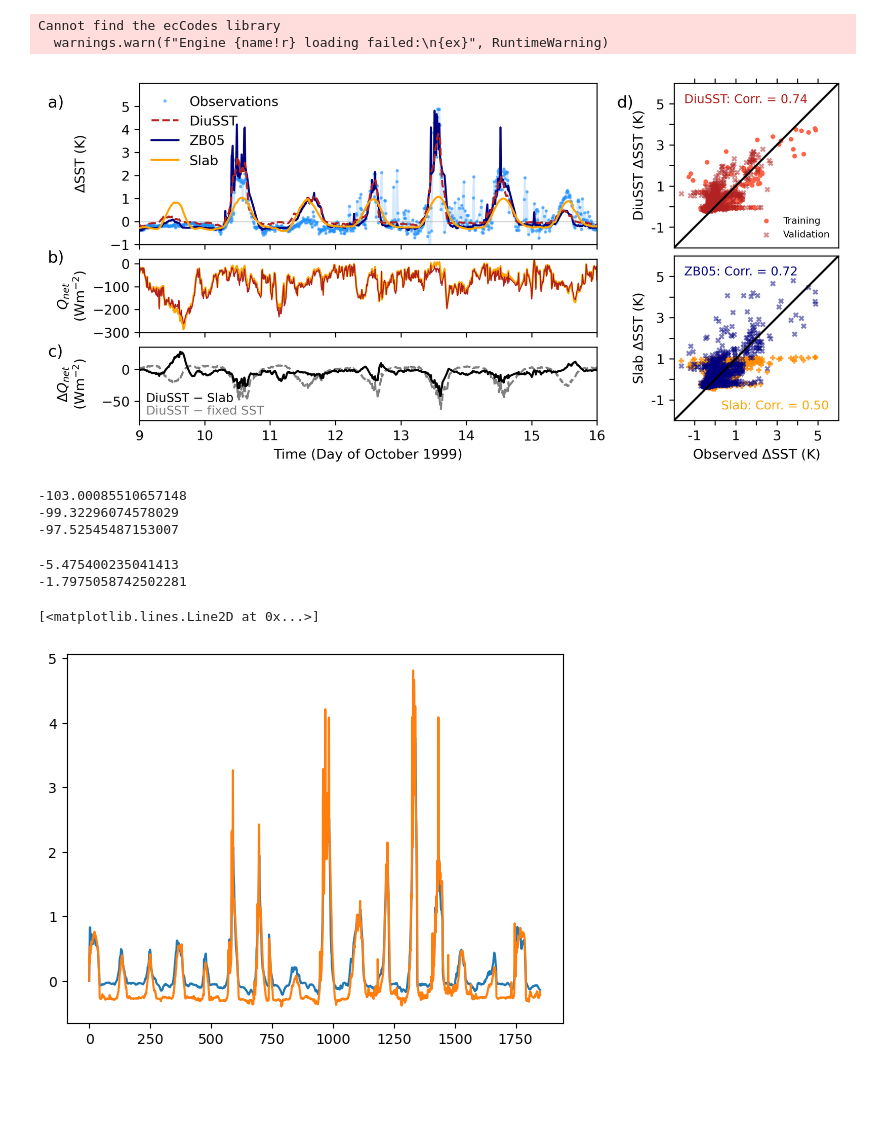
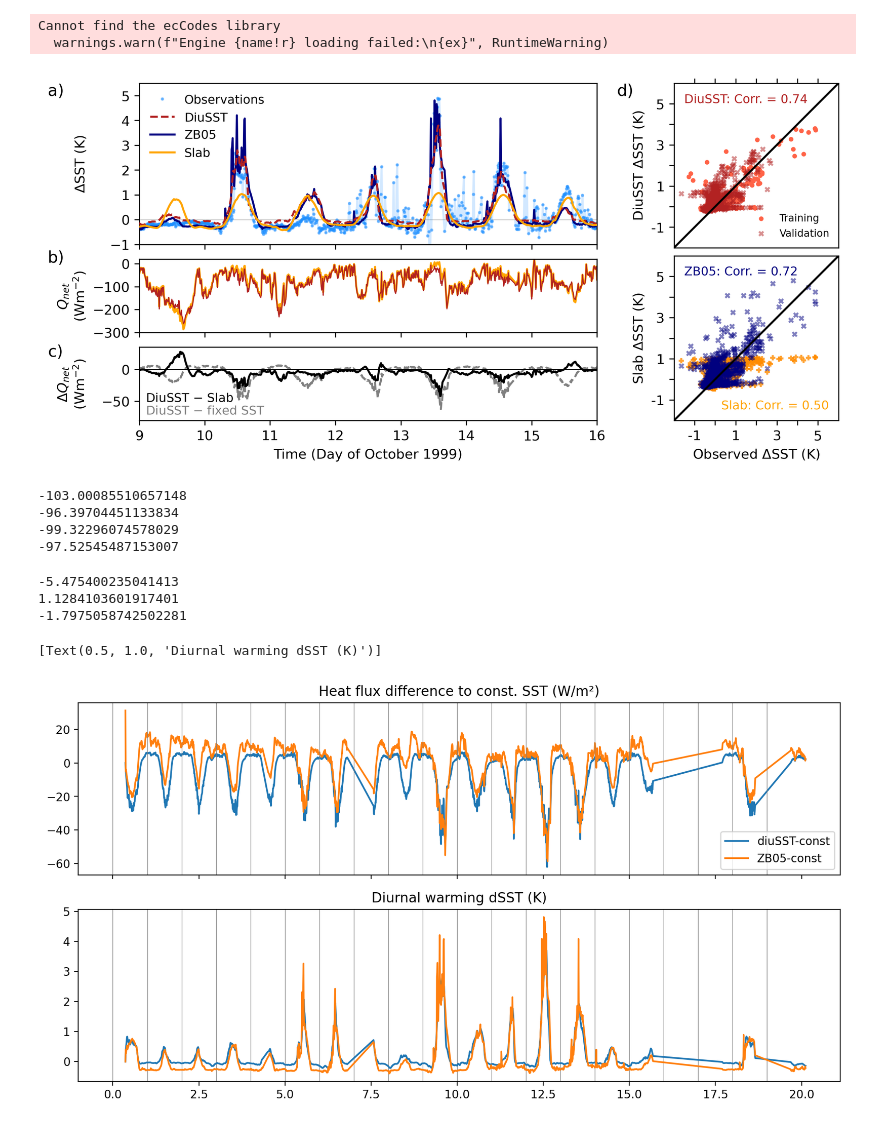
Before and after one commit to reykboerner/diusst, a Jupyter notebook: scripts/figs/paper_fig6_j2.ipynb, the cells around one changed output. Cells and saved outputs as stored; diff of their text form; code cells hidden in the pictures; blank space fills up the shorter version.

Commit message:
changes to figure scripts

```diff
--- a/scripts/figs/paper_fig6_j2.ipynb
+++ b/scripts/figs/paper_fig6_j2.ipynb
@@ -62,9 +62,9 @@ ax1.plot(time_pts,dsst_diusst,c='firebrick', label='DiuSST', ls='--', zorder=9)
 ax1.plot(time_pts,dsst_zb05, c='navy', label='ZB05', zorder=8)
 ax1.plot(time_pts,dsst_slab, c='orange', label='Slab',zorder=10)
 ax1.axhline(y=0,c='lightgray',zorder=0,lw=0.75)
-ax1.legend(frameon=False,loc='upper left')
+ax1.legend(frameon=False,loc='upper left', fontsize=9)
 ax1.set(xlim=(0,20.5),xticks=np.arange(0,21),xticklabels=[None]*21)#np.arange(0,21)+1)
-ax1.set(xlim=(8,15),ylim=(-1,xmax))
+ax1.set(xlim=(8,15),ylim=(-1,5.5))
 ax1.set(yticks=[-1,0,1,2,3,4,5])
 
 ax1b.plot(time_pts, flux_diusst, c='firebrick',label='Model - Slab',zorder=2,lw=.8)
@@ -77,11 +77,12 @@ ax1c.plot(time_pts, (flux_diusst-flux_slab), c='k')
 ax1c.plot(time_pts, (flux_diusst-flux_const), c='gray', ls='--', zorder=-1)
 ax1c.set(xlim=(0,20.5),xticks=np.arange(0,21),xticklabels=np.arange(0,21)+1)
 ax1c.set(xlim=(8,15),ylim=(None,None), ylabel='$\Delta Q_{net}$\n(Wm$^{-2}$)')
+ax1c.axhline(y=0, lw=0.5, c='k', zorder=-1)
 
 ax2.plot([xmin,xmax],[xmin,xmax],c='k')
 ax2.scatter(data['dsst'][training_idx],dsst_diusst[training_idx],c='tomato',marker='o',s=6, label='Training')
 ax2.scatter(data['dsst'][validation_idx],dsst_diusst[validation_idx],c='firebrick',marker='x',s=10,alpha=.5, label='Validation')
-ax2.legend(loc='lower right', fontsize=7, frameon=False)
+ax2.legend(loc='lower right', fontsize=7.5, frameon=False)
 
 ax3.plot([xmin,xmax],[xmin,xmax],c='k',zorder=10)
 ax3.scatter(data['dsst'][:-1],dsst_slab,c='darkorange',marker='+',s=15,alpha=.8,zorder=4)
@@ -124,29 +125,44 @@ ax1c.text(8.1,-70, 'DiuSST $-$ fixed SST', c='gray', fontsize=9)
 fig.align_ylabels()
 plt.tight_layout()
 
-plt.savefig("fig6_new.png", bbox_inches="tight")
+plt.savefig("fig6_j2.png", bbox_inches="tight")
 
 plt.show()
 # %% [output]
-[figure, old version]
+[figure, new version]
 # %%
 print(np.mean(flux_diusst))
+print(np.mean(flux_zb05))
 print(np.mean(flux_slab))
 print(np.mean(flux_const))
 # %% [output]
 -103.00085510657148
+-96.39704451133834
 -99.32296074578029
 -97.52545487153007
 # %%
 print(np.mean(flux_diusst-flux_const))
+print(np.mean(flux_zb05-flux_const))
 print(np.mean(flux_slab-flux_const))
 # %% [output]
 -5.475400235041413
+1.1284103601917401
 -1.7975058742502281
 # %%
-plt.plot(dsst_diusst)
-plt.plot(dsst_zb05)
+fig, ax = plt.subplots(2,1, dpi=200, figsize=(12,6), sharex=True)
+ax[0].plot(time_pts, flux_diusst-flux_const, label="diuSST-const")
+ax[0].plot(time_pts, flux_zb05-flux_const, label='ZB05-const')
+for i in range(20):
+    ax[0].axvline(x=i, c='gray', lw=0.5)
+    ax[1].axvline(x=i, c='gray', lw=0.5)
+ax[0].legend()
+
+ax[1].plot(time_pts, dsst_diusst)
+ax[1].plot(time_pts, dsst_zb05)
+
+ax[0].set(title="Heat flux difference to const. SST (W/m²)")
+ax[1].set(title="Diurnal warming dSST (K)")
 # %% [output]
-[<matplotlib.lines.Line2D at 0x...>]
+[Text(0.5, 1.0, 'Diurnal warming dSST (K)')]
-[figure, old version]
+[figure, new version]
 # %%
```
Also changed, not shown: parts of 4 cells of this notebook, 3 other files.
